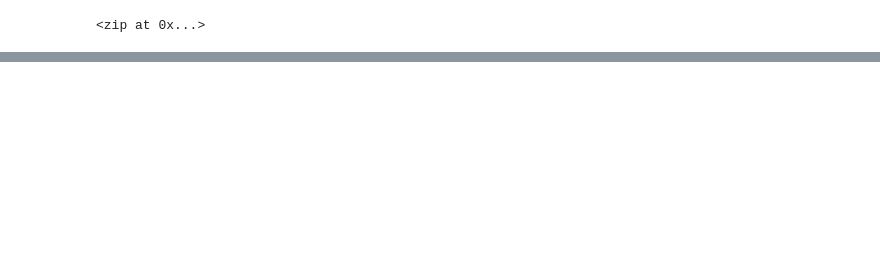
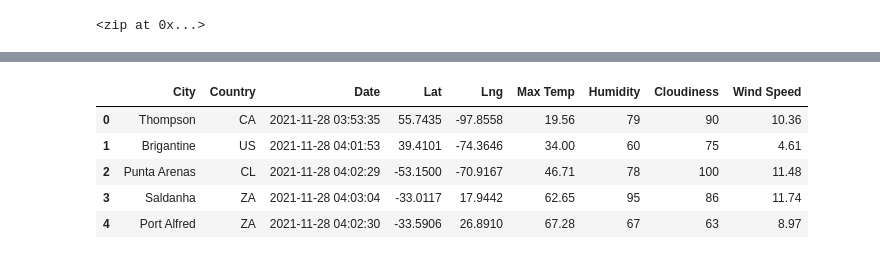
Before and after one commit to rptseng/World_Weather_Analysis, a Jupyter notebook: WeatherPy.ipynb, the cells around one changed output, grey strips where cells are left out. Cells and saved outputs as stored; diff of their text form; code cells hidden in the pictures; blank space fills up the shorter version.

```diff
--- a/WeatherPy.ipynb
+++ b/WeatherPy.ipynb
@@ -33,0 +162,11 @@ len(cities)
+# %%
+new_column_order = ["City", "Country", "Date", "Lat", "Lng", "Max Temp", "Humidity", "Cloudiness", "Wind Speed"]
+city_data_df = city_data_df[new_column_order]
+city_data_df.head()
+# %% [output]
+|  | City | Country | Date | Lat | Lng | Max Temp | Humidity | Cloudiness | Wind Speed |
+| 0 | Thompson | CA | 2021-11-28 03:53:35 | 55.7435 | -97.8558 | 19.56 | 79 | 90 | 10.36 |
+| 1 | Brigantine | US | 2021-11-28 04:01:53 | 39.4101 | -74.3646 | 34.00 | 60 | 75 | 4.61 |
+| 2 | Punta Arenas | CL | 2021-11-28 04:02:29 | -53.1500 | -70.9167 | 46.71 | 78 | 100 | 11.48 |
+| 3 | Saldanha | ZA | 2021-11-28 04:03:04 | -33.0117 | 17.9442 | 62.65 | 95 | 86 | 11.74 |
+| 4 | Port Alfred | ZA | 2021-11-28 04:02:30 | -33.5906 | 26.8910 | 67.28 | 67 | 63 | 8.97 |
```
Also changed, not shown: parts of 10 cells of this notebook, 2 other files.
